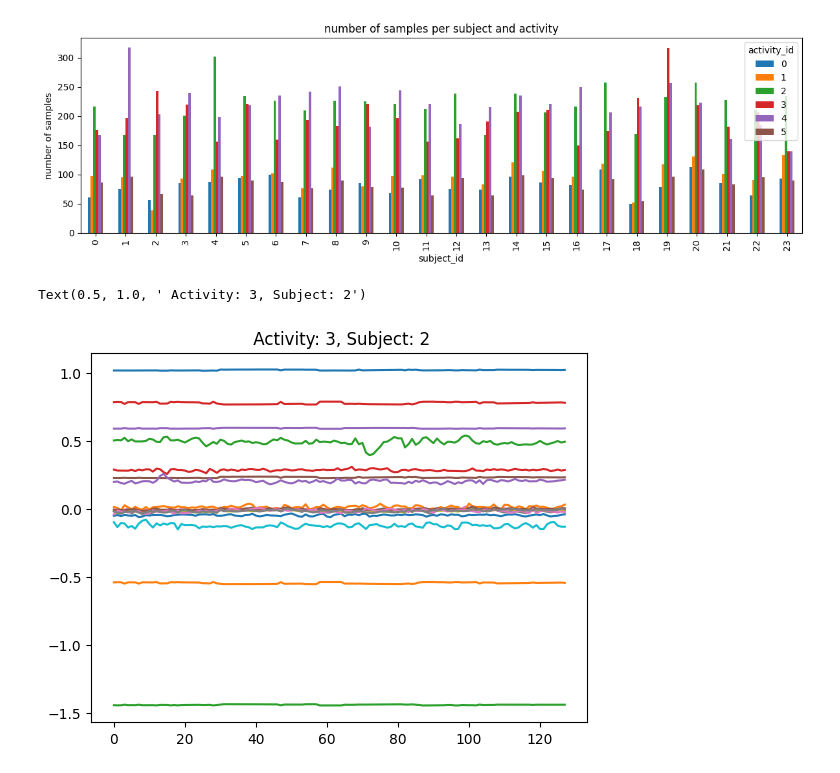
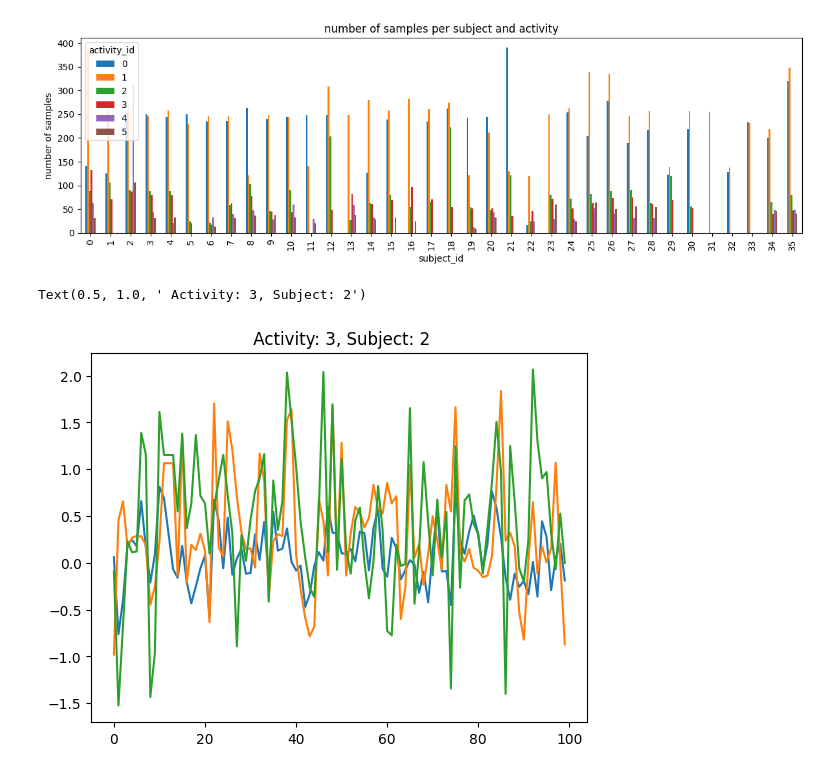
Before and after one commit to tk-king/har-datasets, a Jupyter notebook: notebooks/test.ipynb, the cells around one changed output. Saved outputs shown, nothing was run; the diff lists cells and outputs as text; code cells hidden in the pictures.

Commit message:
update logging and adapters for single sample entry

```diff
--- a/notebooks/test.ipynb
+++ b/notebooks/test.ipynb
@@ -11,7 +11,7 @@ from whar_datasets import (
     LGSOSplitter,
 )
 # %%
-cfg = get_dataset_cfg(WHARDatasetID.MOTION_SENSE)
+cfg = get_dataset_cfg(WHARDatasetID.WISDM)
 
 cfg.parallelize = True
 cfg.in_memory = True
@@ -49,7 +51,7 @@ activity_df, session_df, window_df = pre_pipeline.run(force_recompute)
 # %%
-splitter = LOSOSplitter(cfg)
+# splitter = LOSOSplitter(cfg)
 # splitter = LGSOSplitter(cfg)
-# splitter = KFoldSplitter(cfg)
+splitter = KFoldSplitter(cfg)
 
 splits = splitter.get_splits(session_df, window_df)
 for split in splits:
@@ -81,5 +76,5 @@ subject_23 16559 4139 830
 post_pipeline = PostProcessingPipeline(
     cfg, pre_pipeline, window_df, splits[0].train_indices
 )
-samples = post_pipeline.run(force_recompute)
+samples = post_pipeline.run(True)
 # %% [output]
@@ -99,17 +94,17 @@ loader = Loader(session_df, window_df, post_pipeline.samples_dir, samples)
 len(loader)
 loader.plot_indices_statistics(list(range(len(loader))))
 # %% [output]
-[figure, old version]
+[figure, new version]
 # %%
 subject_id = 2
 activity_id = 3
 
 # index as ra
-batch = loader.sample_triples(1, activity_id=activity_id, subject_id=subject_id)
+batch = loader.sample_items(1, activity_id=activity_id, subject_id=subject_id)
 ya, ys, (x,) = batch[0]
 
 plt.plot(x)
 plt.title(f" Activity: {ya}, Subject: {ys}")
 # %% [output]
 Text(0.5, 1.0, ' Activity: 3, Subject: 2')
-[figure, old version]
+[figure, new version]
```
Also changed, not shown: parts of 3 cells of this notebook, 6 other files.
